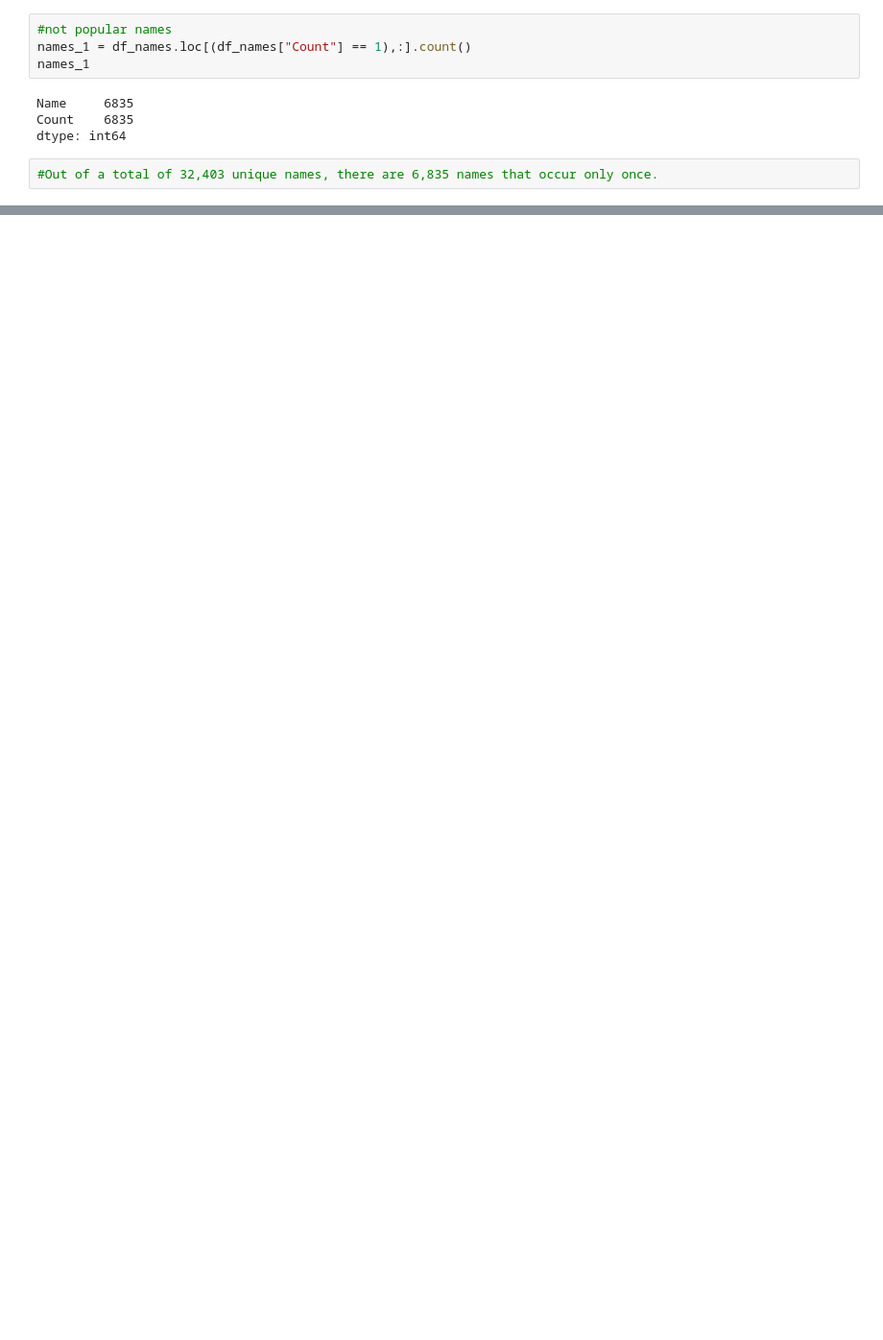
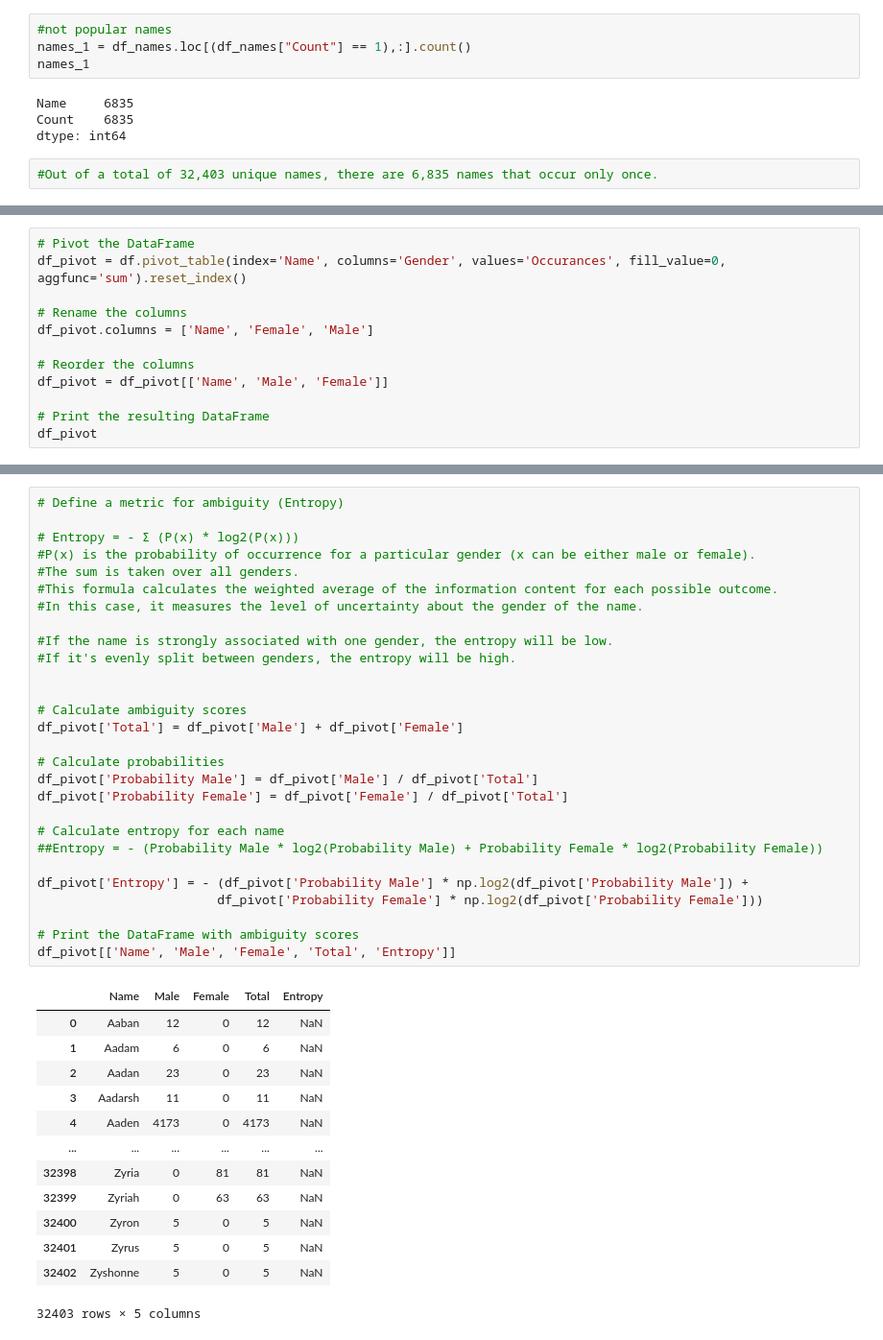
Before and after one commit to mukhran/Data_Exploration, a Jupyter notebook: Baby Names.ipynb, the cells around one changed output, grey strips where cells are left out. Shown at 96% size. Saved outputs shown, nothing was run; the diff lists cells and outputs as text; blank space fills up the shorter version.

Commit message:
added gender ambiguos name analysis

```diff
--- a/Baby Names.ipynb
+++ b/Baby Names.ipynb
@@ -188,0 +210,12 @@ dtype: int64
+# %%
+# Pivot the DataFrame
+df_pivot = df.pivot_table(index='Name', columns='Gender', values='Occurances', fill_value=0, aggfunc='sum').reset_index()
+
+# Rename the columns
+df_pivot.columns = ['Name', 'Female', 'Male']
+
+# Reorder the columns
+df_pivot = df_pivot[['Name', 'Male', 'Female']]
+
+# Print the resulting DataFrame
+df_pivot
@@ -188,0 +242,42 @@ dtype: int64
+# %%
+# Define a metric for ambiguity (Entropy)
+
+# Entropy = - Σ (P(x) * log2(P(x)))
+#P(x) is the probability of occurrence for a particular gender (x can be either male or female).
+#The sum is taken over all genders.
+#This formula calculates the weighted average of the information content for each possible outcome.
+#In this case, it measures the level of uncertainty about the gender of the name.
+
+#If the name is strongly associated with one gender, the entropy will be low.
+#If it's evenly split between genders, the entropy will be high.
+
+
+# Calculate ambiguity scores
+df_pivot['Total'] = df_pivot['Male'] + df_pivot['Female']
+
+# Calculate probabilities
+df_pivot['Probability Male'] = df_pivot['Male'] / df_pivot['Total']
+df_pivot['Probability Female'] = df_pivot['Female'] / df_pivot['Total']
+
+# Calculate entropy for each name
+##Entropy = - (Probability Male * log2(Probability Male) + Probability Female * log2(Probability Female))
+
+df_pivot['Entropy'] = - (df_pivot['Probability Male'] * np.log2(df_pivot['Probability Male']) +
+                        df_pivot['Probability Female'] * np.log2(df_pivot['Probability Female']))
+
+# Print the DataFrame with ambiguity scores
+df_pivot[['Name', 'Male', 'Female', 'Total', 'Entropy']]
+# %% [output]
+|  | Name | Male | Female | Total | Entropy |
+| 0 | Aaban | 12 | 0 | 12 | NaN |
+| 1 | Aadam | 6 | 0 | 6 | NaN |
+| 2 | Aadan | 23 | 0 | 23 | NaN |
+| 3 | Aadarsh | 11 | 0 | 11 | NaN |
+| 4 | Aaden | 4173 | 0 | 4173 | NaN |
+| ... | ... | ... | ... | ... | ... |
+| 32398 | Zyria | 0 | 81 | 81 | NaN |
+| 32399 | Zyriah | 0 | 63 | 63 | NaN |
+| 32400 | Zyron | 5 | 0 | 5 | NaN |
+| 32401 | Zyrus | 5 | 0 | 5 | NaN |
+| 32402 | Zyshonne | 5 | 0 | 5 | NaN |
+32403 rows × 5 columns
```
Also changed, not shown: parts of 19 cells of this notebook.
